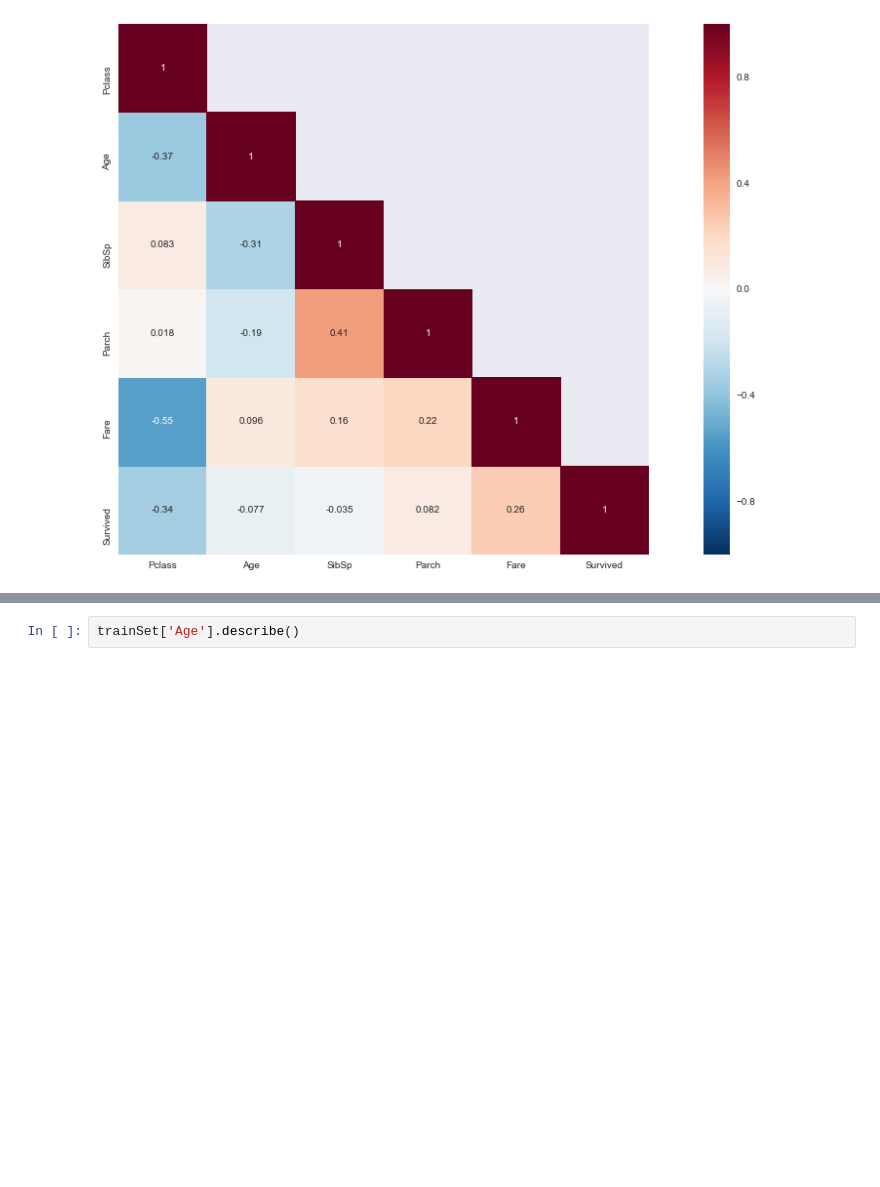
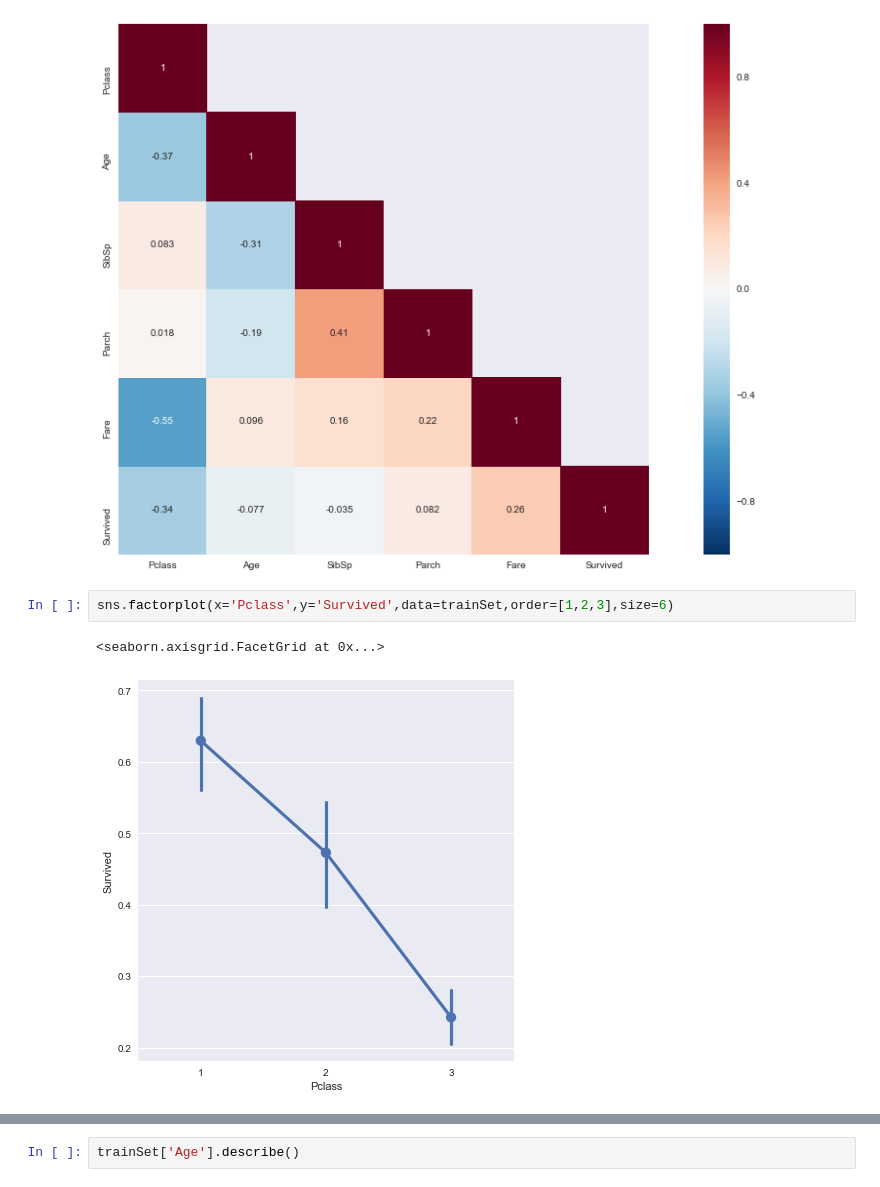
Before and after one commit to zhongzishi/Python-learning-notebooks, a Jupyter notebook: Kaggle/Titanic/Titanic.ipynb, the cells around one changed output, grey strips where cells are left out. Saved outputs shown, nothing was run; the diff lists cells and outputs as text; blank space fills up the shorter version.

```diff
--- a/Kaggle/Titanic/Titanic.ipynb
+++ b/Kaggle/Titanic/Titanic.ipynb
@@ -81,3 +57,8 @@ sns.heatmap(data=df1,mask=mask,annot=True,square=True)
 # %% [output]
 <matplotlib.axes._subplots.AxesSubplot at 0x...>
 [figure]
+# %%
+sns.factorplot(x='Pclass',y='Survived',data=trainSet,order=[1,2,3],size=6)
+# %% [output]
+<seaborn.axisgrid.FacetGrid at 0x...>
+[figure, added]
```
Also changed, not shown: parts of 22 cells of this notebook.
